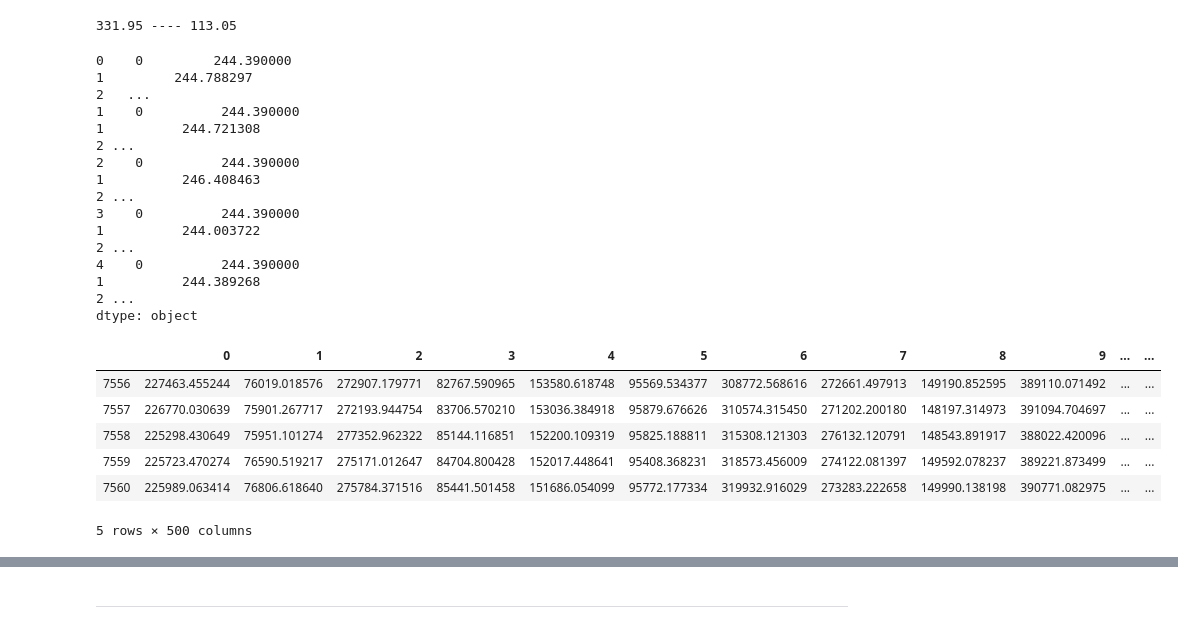
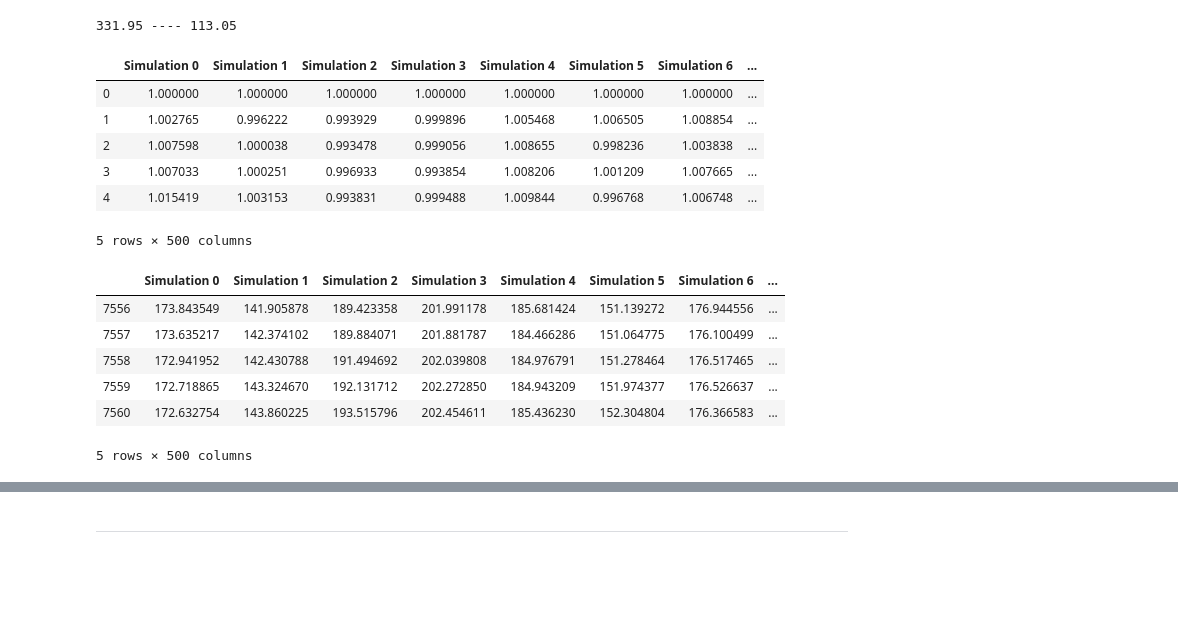
Before and after one commit to amejiali/apis-homework, a Jupyter notebook: Starter_Code/portfolio_planner.ipynb, the cells around one changed output, grey strips where cells are left out. Saved outputs shown, nothing was run; the diff lists cells and outputs as text; code cells hidden in the pictures; blank space fills up the shorter version.

Commit message:
Finishing Portfolio piece

```diff
--- a/Starter_Code/portfolio_planner.ipynb
+++ b/Starter_Code/portfolio_planner.ipynb
@@ -116,7 +115,7 @@ monte_carlo = pd.DataFrame()
 # %%
 # Run the Monte Carlo Simulation
+monte_carlo = pd.DataFrame()
 simulated_price_df = pd.DataFrame()
-portfolio_cumulative_returns = pd.DataFrame()
 
 for x in range(number_simulations):
     # YOUR CODE HERE
@@ -135,40 +134,34 @@ for x in range(number_simulations):
     simulated_price_df["SPY prices"] = pd.Series(simulated_SPY_prices)
     simulated_price_df["AGG prices"] = pd.Series(simulated_AGG_prices)
 
+    # Calculate the daily returns of simulated prices
+    simulated_daily_returns = simulated_price_df.pct_change()
+
     # Set the portfolio weights (60% SPY; 40% AGG)
     weights = [0.60, 0.40]
 
     # Use the `dot` function with the weights to multiply weights with each column's simulated daily returns
-    portfolio_daily_returns = simulated_price_df.dot(weights)
+    portfolio_daily_returns = simulated_daily_returns.dot(weights)
 
     # Calculate the normalized, cumulative return series
-    monte_carlo[x] = portfolio_daily_returns
+    monte_carlo[f"Simulation {x}"] = (1 + portfolio_daily_returns.fillna(0)).cumprod()
 
 monte_carlo.head()
 # %% [output]
+|  | Simulation 0 | Simulation 1 | Simulation 2 | Simulation 3 | Simulation 4 | Simulation 5 | Simulation 6 | ... |
+| 0 | 1.000000 | 1.000000 | 1.000000 | 1.000000 | 1.000000 | 1.000000 | 1.000000 | ... |
+| 1 | 1.002765 | 0.996222 | 0.993929 | 0.999896 | 1.005468 | 1.006505 | 1.008854 | ... |
+| 2 | 1.007598 | 1.000038 | 0.993478 | 0.999056 | 1.008655 | 0.998236 | 1.003838 | ... |
+| 3 | 1.007033 | 1.000251 | 0.996933 | 0.993854 | 1.008206 | 1.001209 | 1.007665 | ... |
+| 4 | 1.015419 | 1.003153 | 0.993831 | 0.999488 | 1.009844 | 0.996768 | 1.006748 | ... |
-0    0         244.390000
-1         244.788297
-2   ...
-1    0          244.390000
-1          244.721308
-2 ...
-2    0          244.390000
-1          246.408463
-2 ...
-3    0          244.390000
-1          244.003722
-2 ...
-4    0          244.390000
-1          244.389268
-2 ...
-dtype: object
+5 rows × 500 columns
 # %%
-portfolio_cumulative_returns.tail()
+monte_carlo.tail()
 # %% [output]
-|  | 0 | 1 | 2 | 3 | 4 | 5 | 6 | 7 | 8 | 9 | ... | ... |
-| 7556 | 227463.455244 | 76019.018576 | 272907.179771 | 82767.590965 | 153580.618748 | 95569.534377 | 308772.568616 | 272661.497913 | 149190.852595 | 389110.071492 | ... | ... |
-| 7557 | 226770.030639 | 75901.267717 | 272193.944754 | 83706.570210 | 153036.384918 | 95879.676626 | 310574.315450 | 271202.200180 | 148197.314973 | 391094.704697 | ... | ... |
-| 7558 | 225298.430649 | 75951.101274 | 277352.962322 | 85144.116851 | 152200.109319 | 95825.188811 | 315308.121303 | 276132.120791 | 148543.891917 | 388022.420096 | ... | ... |
-| 7559 | 225723.470274 | 76590.519217 | 275171.012647 | 84704.800428 | 152017.448641 | 95408.368231 | 318573.456009 | 274122.081397 | 149592.078237 | 389221.873499 | ... | ... |
-| 7560 | 225989.063414 | 76806.618640 | 275784.371516 | 85441.501458 | 151686.054099 | 95772.177334 | 319932.916029 | 273283.222658 | 149990.138198 | 390771.082975 | ... | ... |
+|  | Simulation 0 | Simulation 1 | Simulation 2 | Simulation 3 | Simulation 4 | Simulation 5 | Simulation 6 | ... |
+| 7556 | 173.843549 | 141.905878 | 189.423358 | 201.991178 | 185.681424 | 151.139272 | 176.944556 | ... |
+| 7557 | 173.635217 | 142.374102 | 189.884071 | 201.881787 | 184.466286 | 151.064775 | 176.100499 | ... |
+| 7558 | 172.941952 | 142.430788 | 191.494692 | 202.039808 | 184.976791 | 151.278464 | 176.517465 | ... |
+| 7559 | 172.718865 | 143.324670 | 192.131712 | 202.272850 | 184.943209 | 151.974377 | 176.526637 | ... |
+| 7560 | 172.632754 | 143.860225 | 193.515796 | 202.454611 | 185.436230 | 152.304804 | 176.366583 | ... |
 5 rows × 500 columns
```
Also changed, not shown: parts of 13 cells of this notebook.
